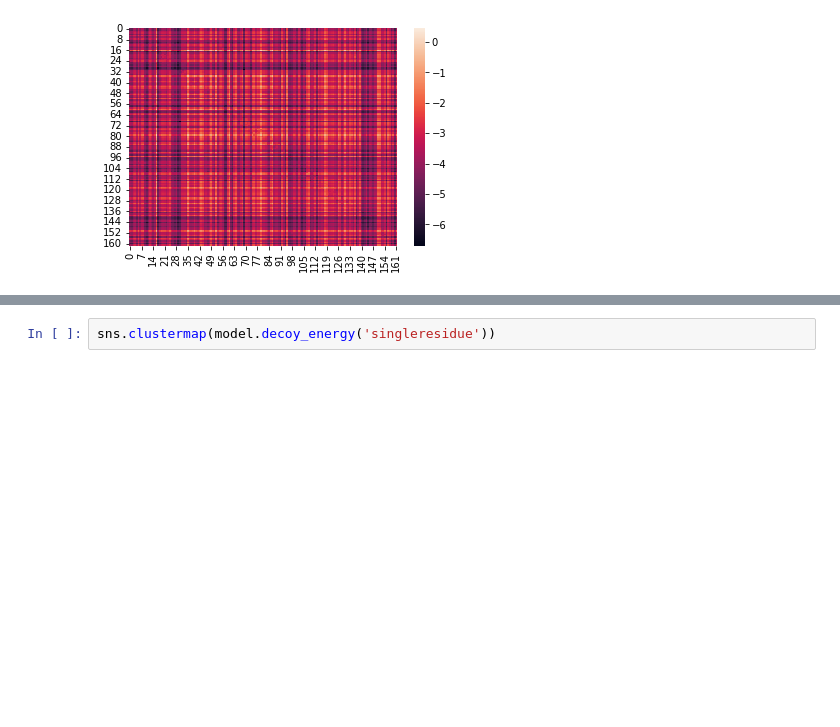
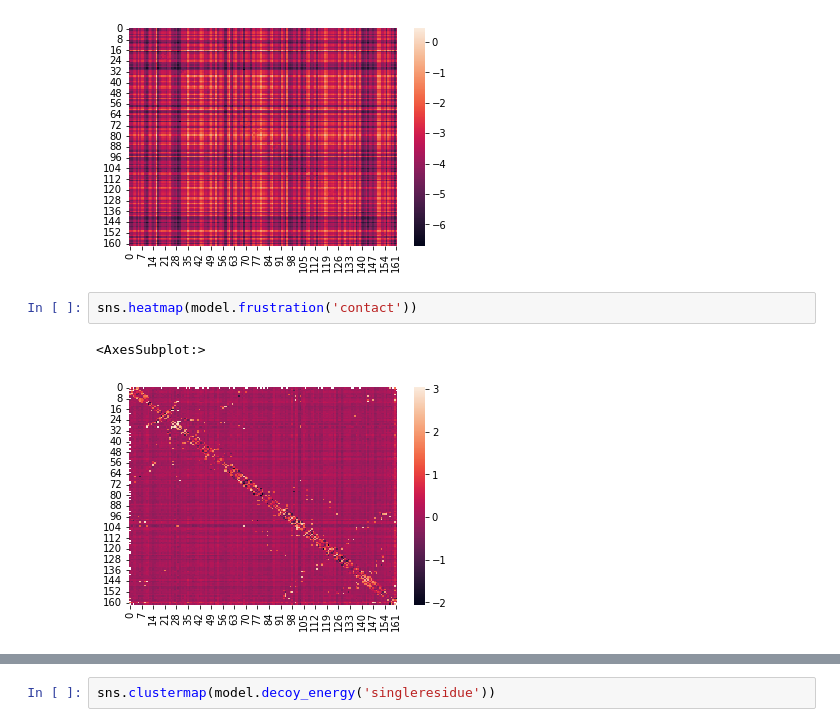
Before and after one commit to HanaJaafari/Frustratometer, a Jupyter notebook: jupyter/DCA_frustration_example.ipynb, the cells around one changed output, grey strips where cells are left out. Saved outputs shown, nothing was run; the diff lists cells and outputs as text; blank space fills up the shorter version.

```diff
--- a/jupyter/DCA_frustration_example.ipynb
+++ b/jupyter/DCA_frustration_example.ipynb
@@ -28,3 +28,8 @@ sns.heatmap(model.frustration('mutational'))
 # %% [output]
 <AxesSubplot:>
 [figure]
+# %%
+sns.heatmap(model.frustration('contact'))
+# %% [output]
+<AxesSubplot:>
+[figure, added]
```
Also changed, not shown: parts of 8 cells of this notebook, 1 other file.
